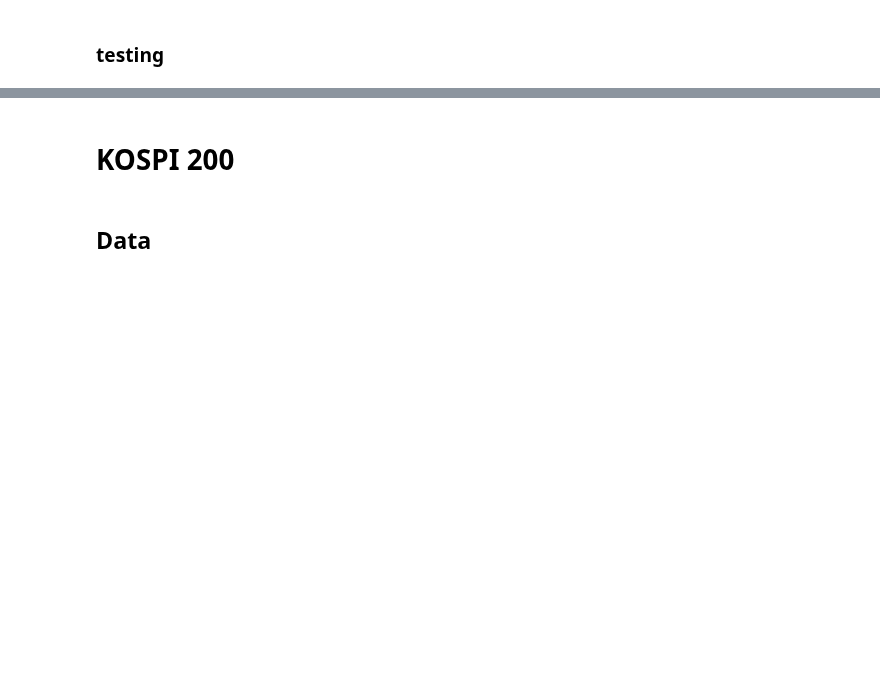
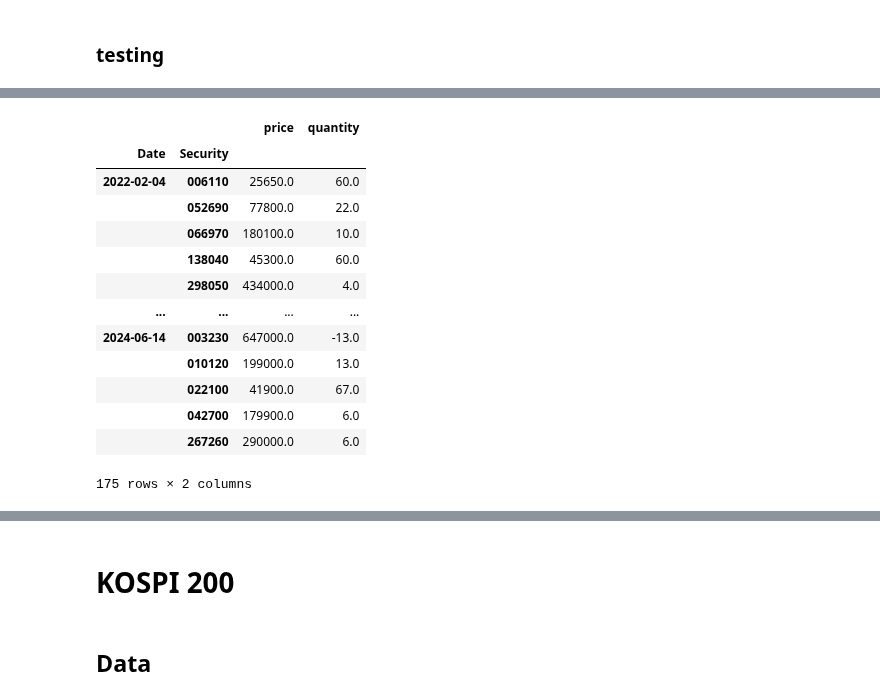
Before and after one commit to lbk209/portfolio, a Jupyter notebook: asset_management.ipynb, the cells around one changed output, grey strips where cells are left out. Drawn from its saved outputs; the diff is of its cells as text; code cells hidden in the pictures; blank space fills up the shorter version.

```diff
--- a/asset_management.ipynb
+++ b/asset_management.ipynb
@@ -245,0 +54,25 @@ fdr.DataReader(tickers, '20240629')
+# %%
+self = bm
+pf=1
+date=None
+transpose=False
+col='quantity'
+"""
+cal volume of each security on date
+"""
+df_trans = self.get_transactions(pf, msg=False)
+if df_trans is None:
+    #return None
+    pass
+
+if date is not None:
+    df_trans = df_trans.loc[df_trans.index.get_level_values(0) <= date]
+
+date = df_trans.index.get_level_values(0).strftime('%Y-%m-%d')[-1]
+pf_list  = self.check_portfolios(pf, run_results=self.run_results, convert_index=True)
+print(f'{pf_list[0]}: quantity of securities on {date} returned')
+
+df_bal = df_trans[col].unstack().fillna(0).sum()
+df_bal = df_bal.rename('volume').loc[df_bal>0].astype('int')
+
+df_bal
@@ -245,0 +88,17 @@ fdr.DataReader(tickers, '20240629')
+# %%
+df_trans
+# %% [output]
+|  |  | price | quantity |
+| Date | Security |  |  |
+| 2022-02-04 | 006110 | 25650.0 | 60.0 |
+|  | 052690 | 77800.0 | 22.0 |
+|  | 066970 | 180100.0 | 10.0 |
+|  | 138040 | 45300.0 | 60.0 |
+|  | 298050 | 434000.0 | 4.0 |
+| ... | ... | ... | ... |
+| 2024-06-14 | 003230 | 647000.0 | -13.0 |
+|  | 010120 | 199000.0 | 13.0 |
+|  | 022100 | 41900.0 | 67.0 |
+|  | 042700 | 179900.0 | 6.0 |
+|  | 267260 | 290000.0 | 6.0 |
+175 rows × 2 columns
```
Also changed, not shown: parts of 35 cells of this notebook, 1 other file.
